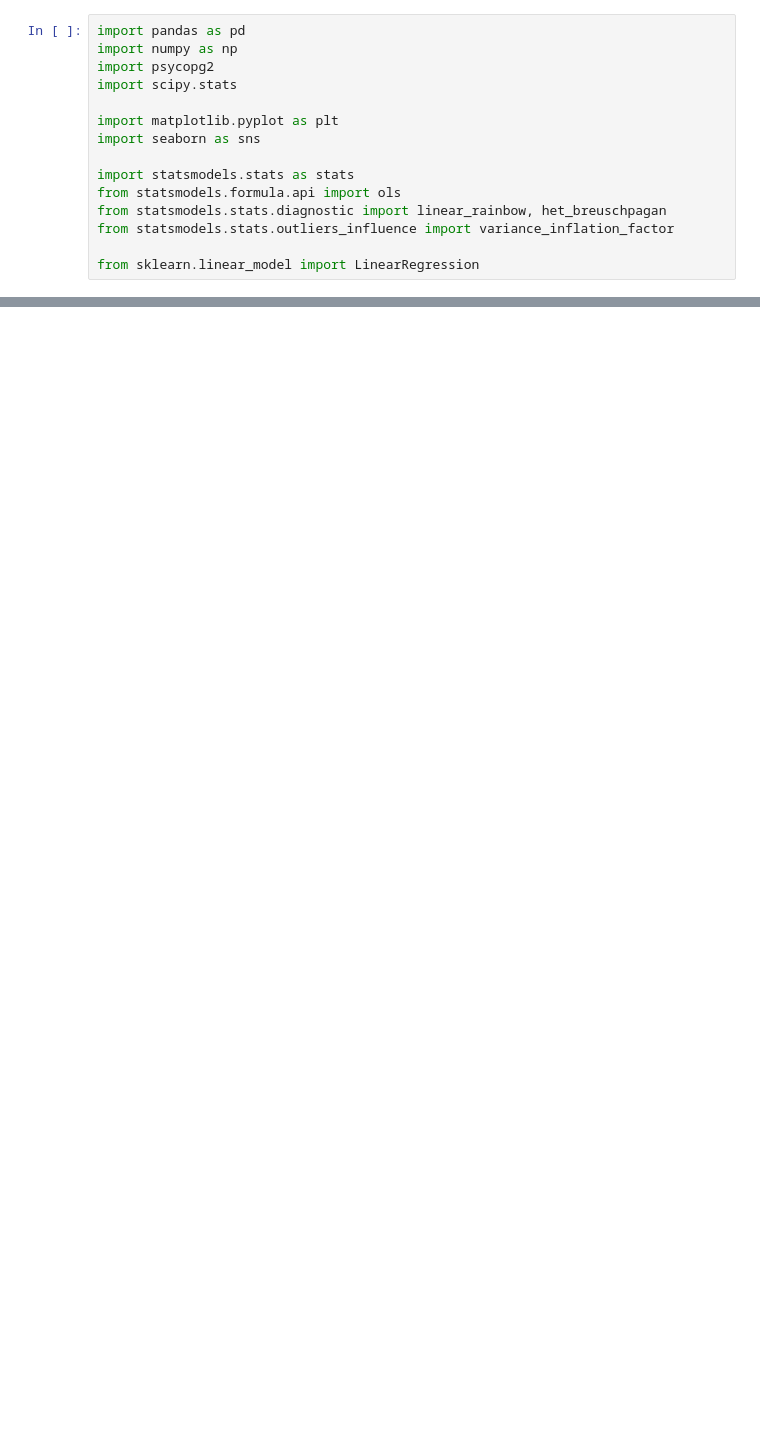
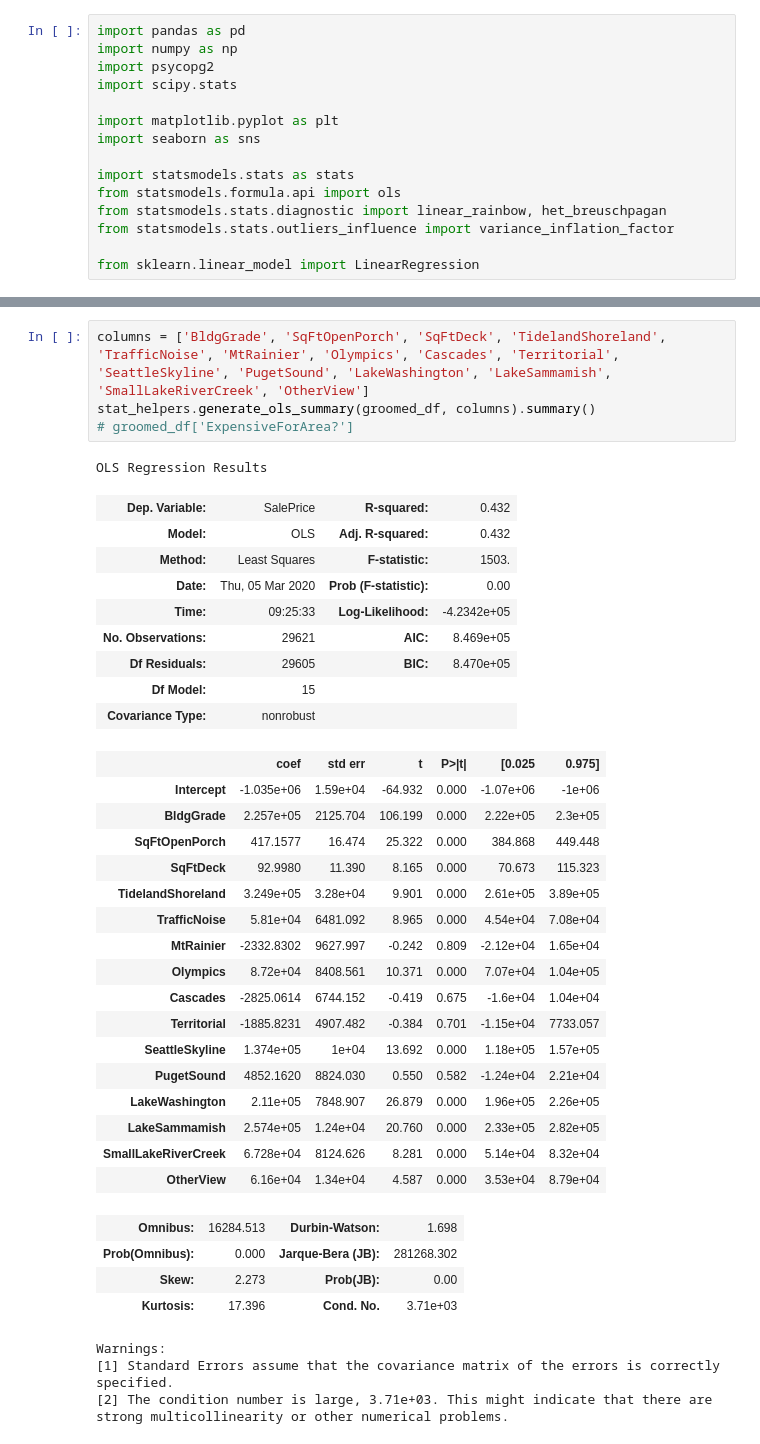
Before and after one commit to sam-thurman/king_county_housing, a Jupyter notebook: notebooks/exploratory/sam_exploratory_2.ipynb, the cells around one changed output, grey strips where cells are left out. Saved outputs shown, nothing was run; the diff lists cells and outputs as text; blank space fills up the shorter version.

Commit message:
pushing to master, models organized in sam_02

```diff
--- a/notebooks/exploratory/sam_exploratory_2.ipynb
+++ b/notebooks/exploratory/sam_exploratory_2.ipynb
@@ -202,0 +138,40 @@ bootstrapped_welch_unequalsamp_bin(groomed_df, 'TidelandShoreland')
+# %%
+columns = ['BldgGrade', 'SqFtOpenPorch', 'SqFtDeck', 'TidelandShoreland', 'TrafficNoise', 'MtRainier', 'Olympics', 'Cascades', 'Territorial', 'SeattleSkyline', 'PugetSound', 'LakeWashington', 'LakeSammamish', 'SmallLakeRiverCreek', 'OtherView']
+stat_helpers.generate_ols_summary(groomed_df, columns).summary()
+# groomed_df['ExpensiveForArea?']
+# %% [output]
+OLS Regression Results
+| Dep. Variable: | SalePrice | R-squared: | 0.432 |
+| Model: | OLS | Adj. R-squared: | 0.432 |
+| Method: | Least Squares | F-statistic: | 1503. |
+| Date: | Thu, 05 Mar 2020 | Prob (F-statistic): | 0.00 |
+| Time: | 09:25:33 | Log-Likelihood: | -4.2342e+05 |
+| No. Observations: | 29621 | AIC: | 8.469e+05 |
+| Df Residuals: | 29605 | BIC: | 8.470e+05 |
+| Df Model: | 15 |  |  |
+| Covariance Type: | nonrobust |  |  |
+|  | coef | std err | t | P>|t| | [0.025 | 0.975] |
+| Intercept | -1.035e+06 | 1.59e+04 | -64.932 | 0.000 | -1.07e+06 | -1e+06 |
+| BldgGrade | 2.257e+05 | 2125.704 | 106.199 | 0.000 | 2.22e+05 | 2.3e+05 |
+| SqFtOpenPorch | 417.1577 | 16.474 | 25.322 | 0.000 | 384.868 | 449.448 |
+| SqFtDeck | 92.9980 | 11.390 | 8.165 | 0.000 | 70.673 | 115.323 |
+| TidelandShoreland | 3.249e+05 | 3.28e+04 | 9.901 | 0.000 | 2.61e+05 | 3.89e+05 |
+| TrafficNoise | 5.81e+04 | 6481.092 | 8.965 | 0.000 | 4.54e+04 | 7.08e+04 |
+| MtRainier | -2332.8302 | 9627.997 | -0.242 | 0.809 | -2.12e+04 | 1.65e+04 |
+| Olympics | 8.72e+04 | 8408.561 | 10.371 | 0.000 | 7.07e+04 | 1.04e+05 |
+| Cascades | -2825.0614 | 6744.152 | -0.419 | 0.675 | -1.6e+04 | 1.04e+04 |
+| Territorial | -1885.8231 | 4907.482 | -0.384 | 0.701 | -1.15e+04 | 7733.057 |
+| SeattleSkyline | 1.374e+05 | 1e+04 | 13.692 | 0.000 | 1.18e+05 | 1.57e+05 |
+| PugetSound | 4852.1620 | 8824.030 | 0.550 | 0.582 | -1.24e+04 | 2.21e+04 |
+| LakeWashington | 2.11e+05 | 7848.907 | 26.879 | 0.000 | 1.96e+05 | 2.26e+05 |
+| LakeSammamish | 2.574e+05 | 1.24e+04 | 20.760 | 0.000 | 2.33e+05 | 2.82e+05 |
+| SmallLakeRiverCreek | 6.728e+04 | 8124.626 | 8.281 | 0.000 | 5.14e+04 | 8.32e+04 |
+| OtherView | 6.16e+04 | 1.34e+04 | 4.587 | 0.000 | 3.53e+04 | 8.79e+04 |
+| Omnibus: | 16284.513 | Durbin-Watson: | 1.698 |
+| Prob(Omnibus): | 0.000 | Jarque-Bera (JB): | 281268.302 |
+| Skew: | 2.273 | Prob(JB): | 0.00 |
+| Kurtosis: | 17.396 | Cond. No. | 3.71e+03 |
+Warnings:
+[1] Standard Errors assume that the covariance matrix of the errors is correctly specified.
+[2] The condition number is large, 3.71e+03. This might indicate that there are
+strong multicollinearity or other numerical problems.
```
Also changed, not shown: parts of 37 cells of this notebook, 3 other files.
